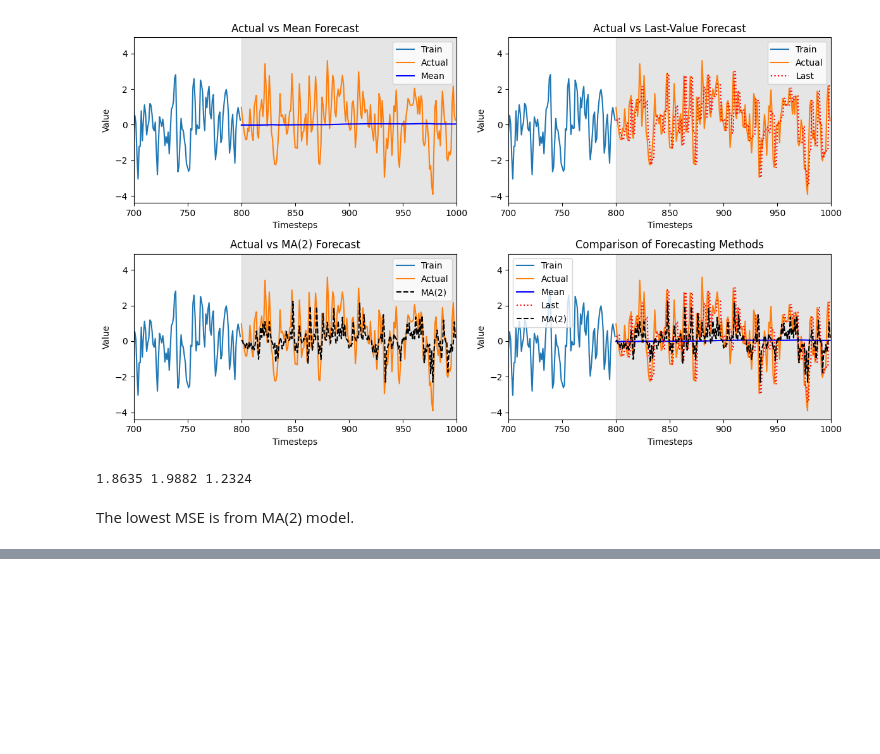
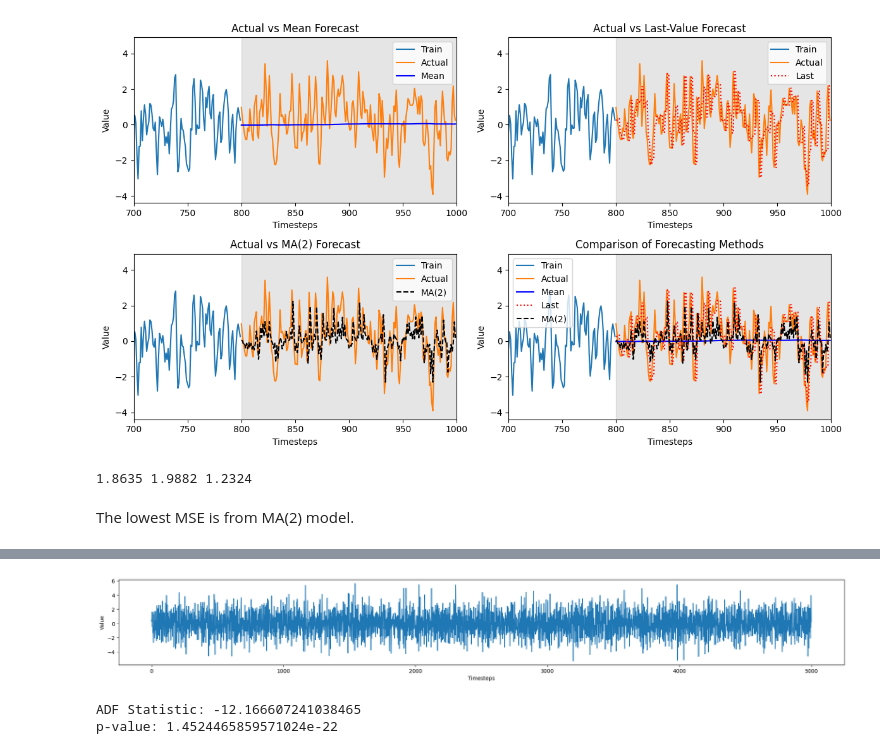
Before and after one commit to avirupc/time-series-learning, a Jupyter notebook: Chapters/2. Moving Average Process/2. Exercise.ipynb, the cells around one changed output, grey strips where cells are left out. Saved outputs shown, nothing was run; the diff lists cells and outputs as text; code cells hidden in the pictures; blank space fills up the shorter version.

Commit message:
Updated Exercise 2

```diff
--- a/Chapters/2. Moving Average Process/2. Exercise.ipynb
+++ b/Chapters/2. Moving Average Process/2. Exercise.ipynb
@@ -330,0 +335,33 @@ The lowest MSE is from MA(2) model.
+# %%
+# 1. Generate 5,000 samples.
+# Note: I had tried to run for 10,000 as mentioned in the exercise.
+#       But had to reduce it to 5,000 as 10,000 samples were leading
+#       to huge time consumption while modelling.
+
+np.random.seed(42)  # Set the seed for reproducibility. Change the seed if you want to experiment with different values.
+ma4 = np.array([1, 0.8, 0.3, -0.75, -0.35])  # MA(4)
+ar2 = np.array([1, 0, 0])
+MA4_process = ArmaProcess(ar2, ma4).generate_sample(nsample=5000)
+# %%
+# 2. Plot your simulated moving average.
+
+plt.figure(figsize=(20, 3))
+plt.plot(MA4_process)
+plt.xlabel("Timesteps")
+plt.ylabel("Value")
+
+plt.tight_layout()
+# %% [output]
+[figure, added]
+# %%
+# 3. Run the ADF test, and check if the process is stationary.
+
+from statsmodels.tsa.stattools import adfuller
+
+ADF_result = adfuller(MA4_process)
+
+print(f"ADF Statistic: {ADF_result[0]}")
+print(f"p-value: {ADF_result[1]}")
+# %% [output]
+ADF Statistic: -12.166607241038465
+p-value: 1.4524465859571024e-22
```
Also changed, not shown: parts of 10 cells of this notebook.
